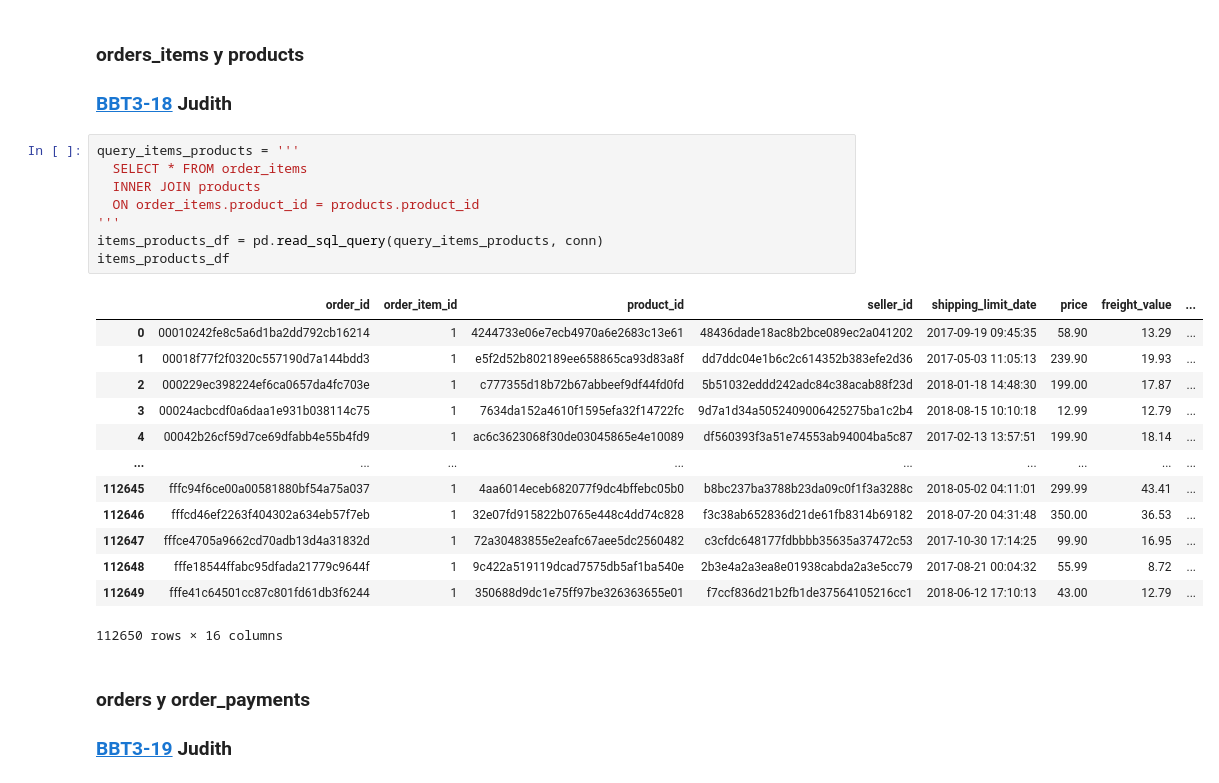
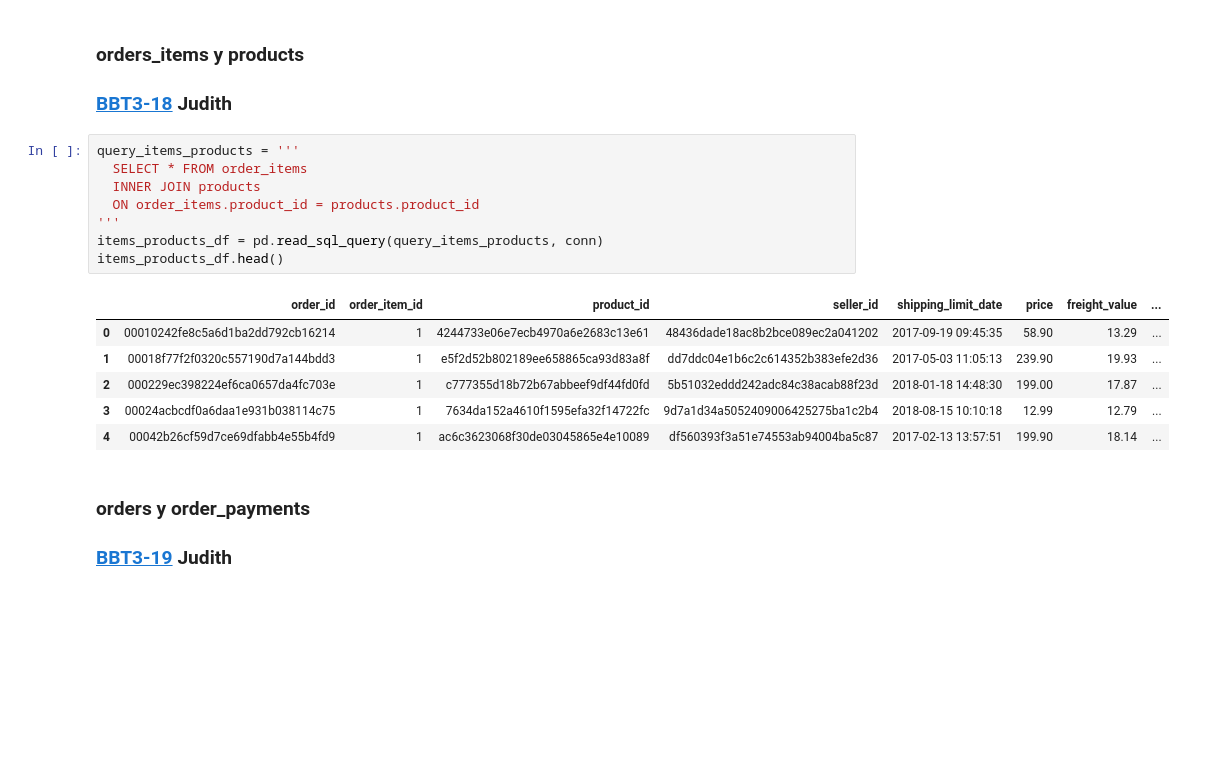
Before and after one commit to alkemyTech/BBVA-BDS-W1-T3, a Jupyter notebook: Caso_de_Negocio.ipynb, the cells around one changed output. Drawn from its saved outputs; the diff is of its cells as text; blank space fills up the shorter version.

```diff
--- a/Caso_de_Negocio.ipynb
+++ b/Caso_de_Negocio.ipynb
@@ -124,25 +117,18 @@ items_seller_df
 # %%
 query_items_products = '''
   SELECT * FROM order_items
   INNER JOIN products
   ON order_items.product_id = products.product_id
 '''
 items_products_df = pd.read_sql_query(query_items_products, conn)
-items_products_df
+items_products_df.head()
 # %% [output]
 |  | order_id | order_item_id | product_id | seller_id | shipping_limit_date | price | freight_value | ... |
 | 0 | 00010242fe8c5a6d1ba2dd792cb16214 | 1 | 4244733e06e7ecb4970a6e2683c13e61 | 48436dade18ac8b2bce089ec2a041202 | 2017-09-19 09:45:35 | 58.90 | 13.29 | ... |
 | 1 | 00018f77f2f0320c557190d7a144bdd3 | 1 | e5f2d52b802189ee658865ca93d83a8f | dd7ddc04e1b6c2c614352b383efe2d36 | 2017-05-03 11:05:13 | 239.90 | 19.93 | ... |
 | 2 | 000229ec398224ef6ca0657da4fc703e | 1 | c777355d18b72b67abbeef9df44fd0fd | 5b51032eddd242adc84c38acab88f23d | 2018-01-18 14:48:30 | 199.00 | 17.87 | ... |
 | 3 | 00024acbcdf0a6daa1e931b038114c75 | 1 | 7634da152a4610f1595efa32f14722fc | 9d7a1d34a5052409006425275ba1c2b4 | 2018-08-15 10:10:18 | 12.99 | 12.79 | ... |
 | 4 | 00042b26cf59d7ce69dfabb4e55b4fd9 | 1 | ac6c3623068f30de03045865e4e10089 | df560393f3a51e74553ab94004ba5c87 | 2017-02-13 13:57:51 | 199.90 | 18.14 | ... |
-| ... | ... | ... | ... | ... | ... | ... | ... | ... |
-| 112645 | fffc94f6ce00a00581880bf54a75a037 | 1 | 4aa6014eceb682077f9dc4bffebc05b0 | b8bc237ba3788b23da09c0f1f3a3288c | 2018-05-02 04:11:01 | 299.99 | 43.41 | ... |
-| 112646 | fffcd46ef2263f404302a634eb57f7eb | 1 | 32e07fd915822b0765e448c4dd74c828 | f3c38ab652836d21de61fb8314b69182 | 2018-07-20 04:31:48 | 350.00 | 36.53 | ... |
-| 112647 | fffce4705a9662cd70adb13d4a31832d | 1 | 72a30483855e2eafc67aee5dc2560482 | c3cfdc648177fdbbbb35635a37472c53 | 2017-10-30 17:14:25 | 99.90 | 16.95 | ... |
-| 112648 | fffe18544ffabc95dfada21779c9644f | 1 | 9c422a519119dcad7575db5af1ba540e | 2b3e4a2a3ea8e01938cabda2a3e5cc79 | 2017-08-21 00:04:32 | 55.99 | 8.72 | ... |
-| 112649 | fffe41c64501cc87c801fd61db3f6244 | 1 | 350688d9dc1e75ff97be326363655e01 | f7ccf836d21b2fb1de37564105216cc1 | 2018-06-12 17:10:13 | 43.00 | 12.79 | ... |
-112650 rows × 16 columns
 # %% [markdown]
 ### orders y order_payments
 ### [BBT3-19](https://alkemy-labs.atlassian.net/browse/BBT3-19) Judith
```
Also changed, not shown: parts of 20 cells of this notebook.
